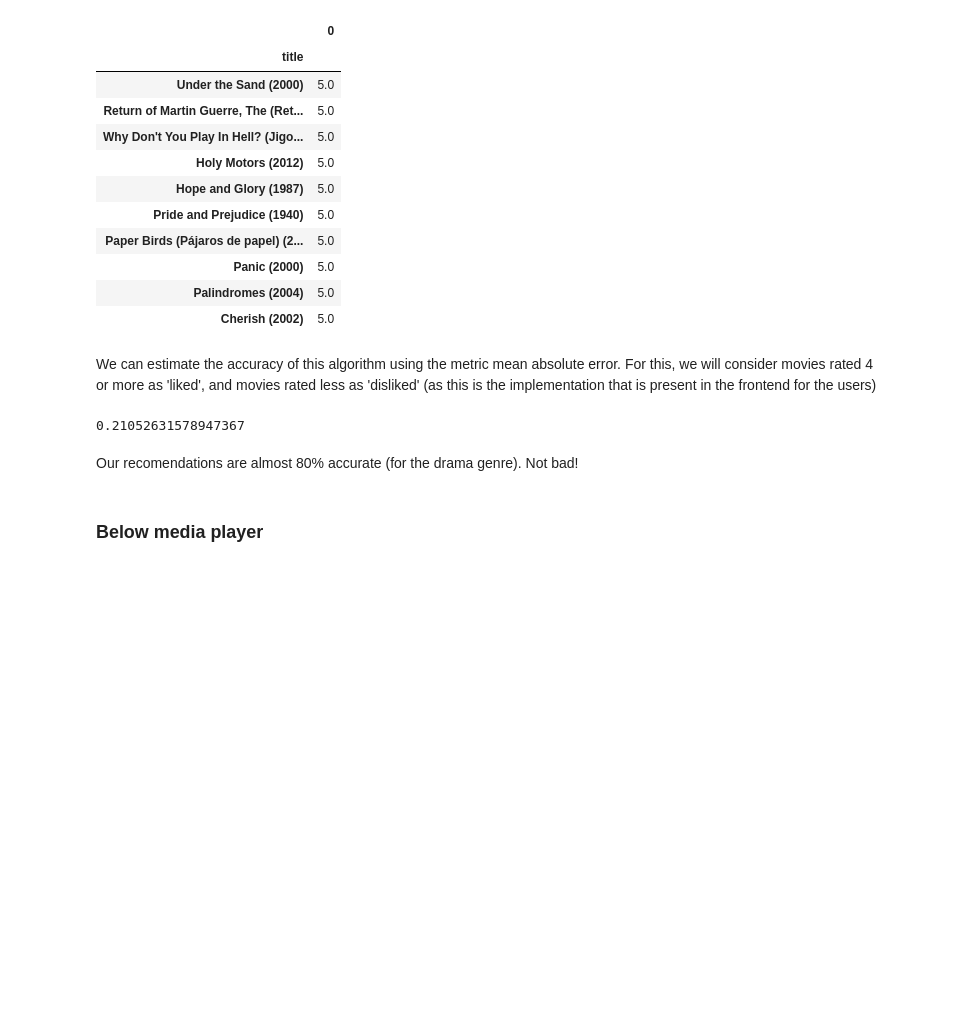
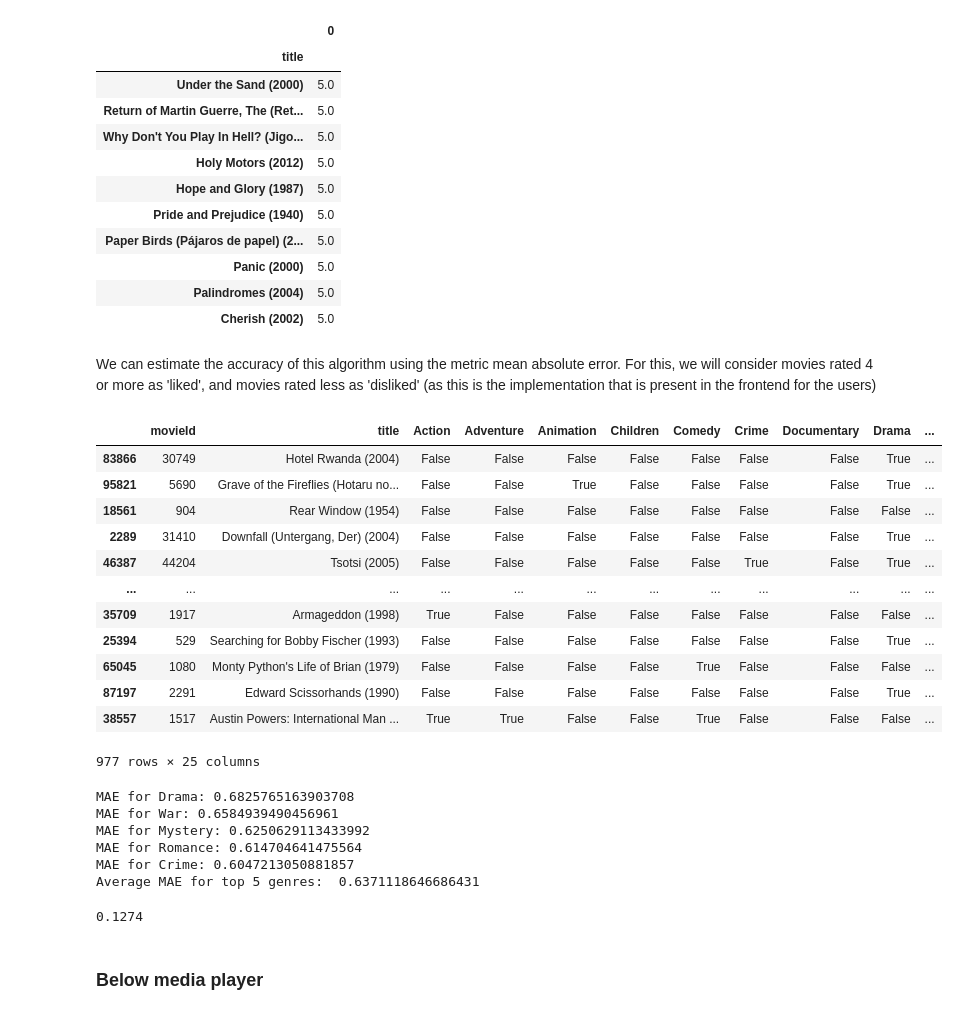
Before and after one commit to pablov-1995/ADS, a Jupyter notebook: Personalization for Public Media/Assignment 2.ipynb, the cells around one changed output. Drawn from its saved outputs; the diff is of its cells as text; code cells hidden in the pictures; blank space fills up the shorter version.

```diff
--- a/Personalization for Public Media/Assignment 2.ipynb
+++ b/Personalization for Public Media/Assignment 2.ipynb
@@ -359,17 +359,19 @@ get_hidden_gems_recommendations(df, 10)
 | Cherish (2002) | 5.0 |
 # %% [markdown]
 We can estimate the accuracy of this algorithm using the metric mean absolute error. For this, we will consider movies rated 4 or more as 'liked', and movies rated less as 'disliked' (as this is the implementation that is present in the frontend for the users)
-# %%
-def mean_absolute_error(movies: pd.DataFrame, ratings: pd.DataFrame, genre: str):
-    rm = get_recommendations(movies, 'Drama')
-    ur = ratings.copy()
-    rm['liked'] = rm[0] >= 4
-    ur['liked'] = ratings_user.rating >= 4
-    # If it is equal to 1, the prediction has been a failure: the recommended movies that the user has seen were disliked; if it is equal to 0, it has been a total success, as liking the movie has been correctly predicted
-    return 1- ur[ur.title.isin(rm.query('liked == True').index)].query('Drama == True').liked.mean()
-
-mean_absolute_error(df, ratings_user, 'Drama')
-# %% [output]
-0.21052631578947367
-# %% [markdown]
-Our recomendations are almost 80% accurate (for the drama genre). Not bad!
+# %%
+ratings_user
+# %% [output]
+|  | movieId | title | Action | Adventure | Animation | Children | Comedy | Crime | Documentary | Drama | ... |
+| 83866 | 30749 | Hotel Rwanda (2004) | False | False | False | False | False | False | False | True | ... |
+| 95821 | 5690 | Grave of the Fireflies (Hotaru no... | False | False | True | False | False | False | False | True | ... |
+| 18561 | 904 | Rear Window (1954) | False | False | False | False | False | False | False | False | ... |
+| 2289 | 31410 | Downfall (Untergang, Der) (2004) | False | False | False | False | False | False | False | True | ... |
+| 46387 | 44204 | Tsotsi (2005) | False | False | False | False | False | True | False | True | ... |
+| ... | ... | ... | ... | ... | ... | ... | ... | ... | ... | ... | ... |
+| 35709 | 1917 | Armageddon (1998) | True | False | False | False | False | False | False | False | ... |
+| 25394 | 529 | Searching for Bobby Fischer (1993) | False | False | False | False | False | False | False | True | ... |
+| 65045 | 1080 | Monty Python's Life of Brian (1979) | False | False | False | False | True | False | False | False | ... |
+| 87197 | 2291 | Edward Scissorhands (1990) | False | False | False | False | False | False | False | True | ... |
+| 38557 | 1517 | Austin Powers: International Man ... | True | True | False | False | True | False | False | False | ... |
+977 rows × 25 columns
@@ -376,3 +385,21 @@ Our recomendations are almost 80% accurate (for the drama genre). Not bad!
+# %%
+maes = []
+for g in ['Drama', 'War', 'Mystery', 'Romance', 'Crime']:
+    mae = mean_absolute_error(df, ratings_user, g)
+    print(f'MAE for {g}: {mae}')
+    maes.append(mae)
+print('Average MAE for top 5 genres: ', np.mean(maes))
+# %% [output]
+MAE for Drama: 0.6825765163903708
+MAE for War: 0.6584939490456961
+MAE for Mystery: 0.6250629113433992
+MAE for Romance: 0.614704641475564
+MAE for Crime: 0.6047213050881857
+Average MAE for top 5 genres:  0.6371118646686431
+# %%
+0.637/5
+# %% [output]
+0.1274
 # %% [markdown]
 ### Below media player
 # %% [markdown]
```
Also changed, not shown: parts of 2 cells of this notebook.
